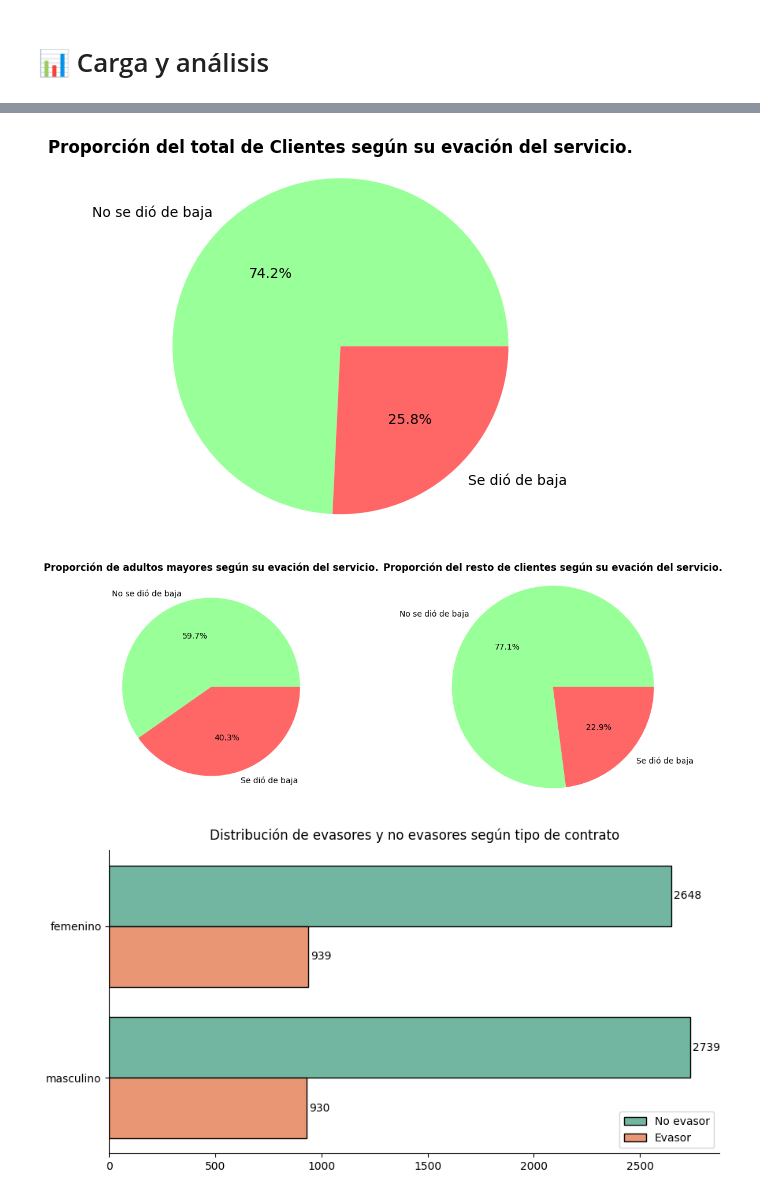
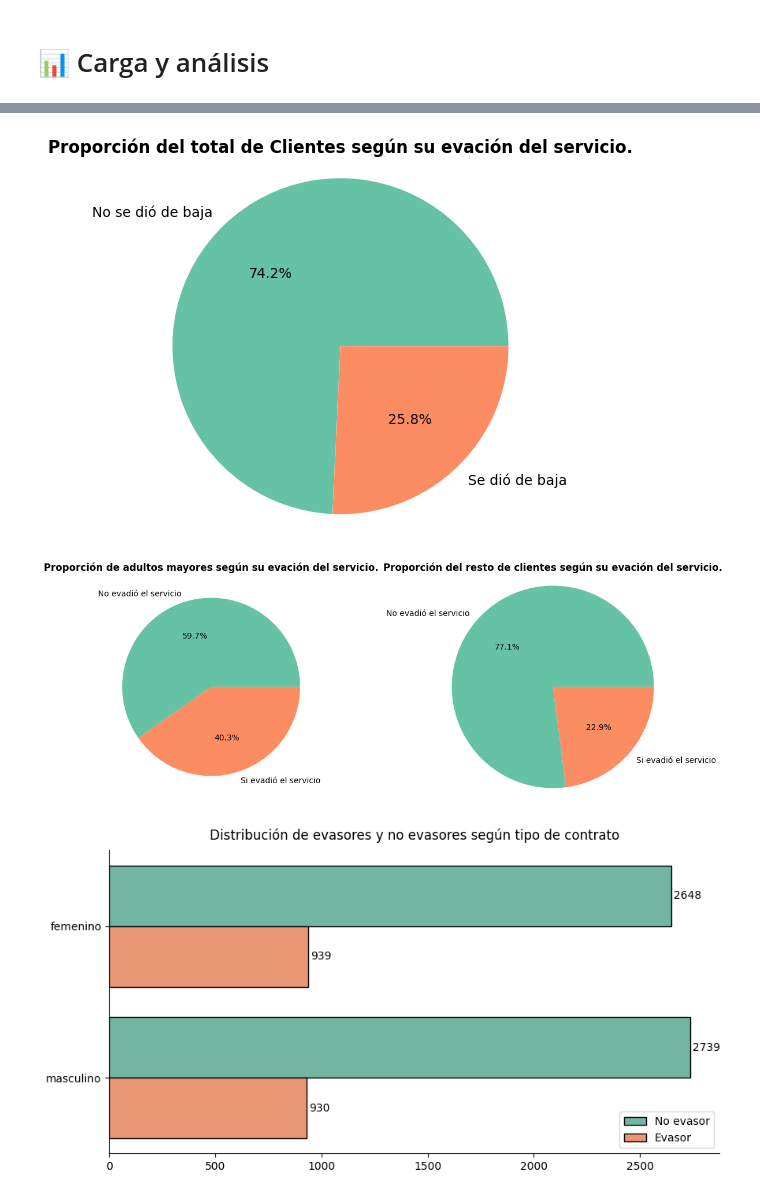
Before and after one commit to nxzK1/telecomX_Challenge, a Jupyter notebook: TelecomX_Challenge.ipynb, the cells around one changed output, grey strips where cells are left out. Saved outputs shown, nothing was run; the diff lists cells and outputs as text; code cells hidden in the pictures.

```diff
--- a/TelecomX_Challenge.ipynb
+++ b/TelecomX_Challenge.ipynb
@@ -759,31 +795,29 @@ Name: count, dtype: int64
 # %%
 conteo_evación = df_limpio['Cancelacion_servicios'].value_counts()
 etiquetas = ['No se dió de baja', 'Se dió de baja']
-colores = ['#99ff99', '#ff6666']
 
 fig, ax = plt.subplots()
-ax.pie(conteo_evación, labels=etiquetas, autopct='%1.1f%%', colors=colores, startangle=360)
+ax.pie(conteo_evación, labels=etiquetas, autopct='%1.1f%%', colors=plt.cm.Set2.colors, startangle=360)
 ax.set_title('Proporción del total de Clientes según su evación del servicio.', fontsize=12, fontweight='bold')
 plt.axis('equal')
 plt.show()
 # %% [output]
-[figure, old version]
+[figure, new version]
 # %%
 conteo_evación_adultos_mayores = Adultos_mayores['Cancelacion_servicios'].value_counts()
 conteo_evación_no_adultos_mayores = No_adultos_mayores['Cancelacion_servicios'].value_counts()
-etiquetas = ['No se dió de baja', 'Se dió de baja']
-colores = ['#99ff99', '#ff6666']
+etiquetas = ['No evadió el servicio', 'Si evadió el servicio']
 
 fig, axs = plt.subplots(1,2,figsize=(14,5))
-axs[0].pie(conteo_evación_adultos_mayores, labels=etiquetas, autopct='%1.1f%%', colors=colores, startangle=360)
+axs[0].pie(conteo_evación_adultos_mayores, labels=etiquetas, autopct='%1.1f%%', colors=plt.cm.Set2.colors, startangle=360)
 axs[0].set_title('Proporción de adultos mayores según su evación del servicio.', fontsize=12, fontweight='bold')
 
-axs[1].pie(conteo_evación_no_adultos_mayores, labels=etiquetas, autopct='%1.1f%%', colors=colores, startangle=360)
+axs[1].pie(conteo_evación_no_adultos_mayores, labels=etiquetas, autopct='%1.1f%%', colors=plt.cm.Set2.colors, startangle=360)
 axs[1].set_title('Proporción del resto de clientes según su evación del servicio.', fontsize=12, fontweight='bold')
 plt.axis('equal')
 plt.show()
 # %% [output]
-[figure, old version]
+[figure, new version]
 # %%
 plt.figure(figsize=(10, 5))
 ax = sns.countplot(data=df_limpio, y='Genero', hue='Cancelacion_servicios', palette='Set2',
```
Also changed, not shown: parts of 14 cells of this notebook.
